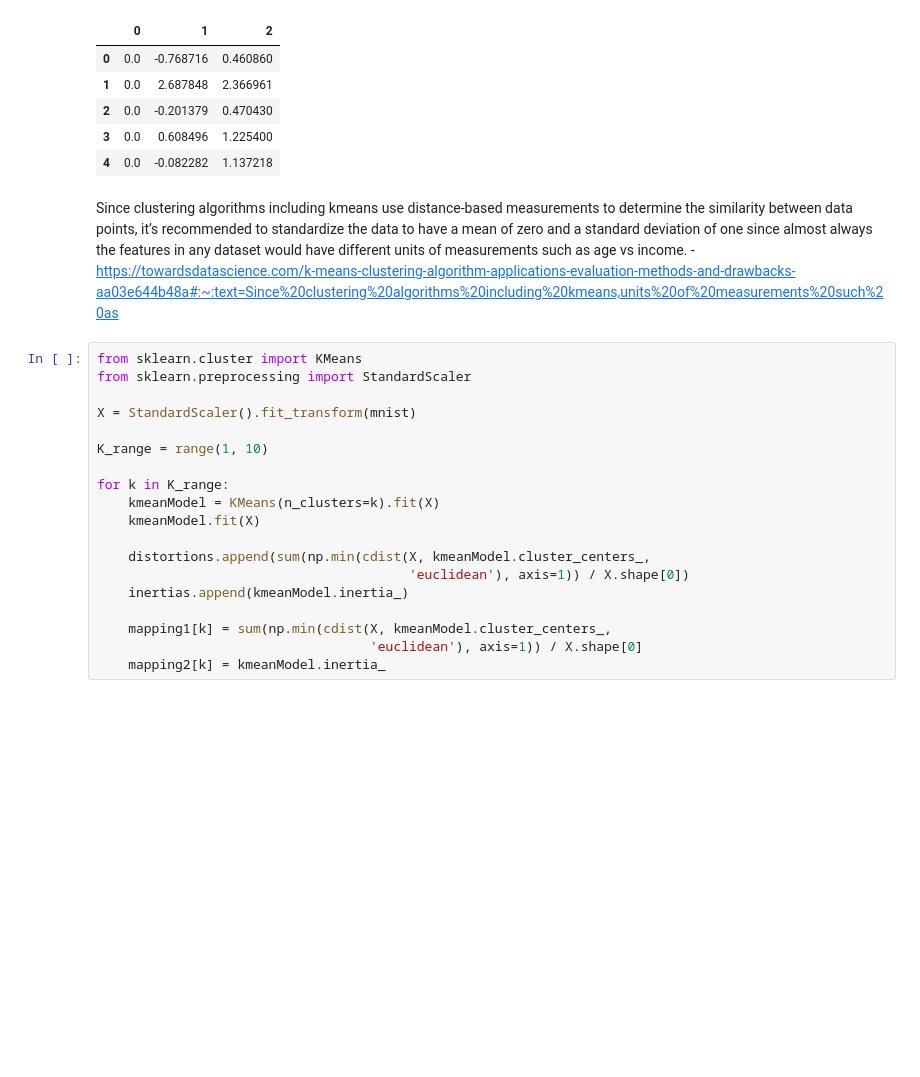
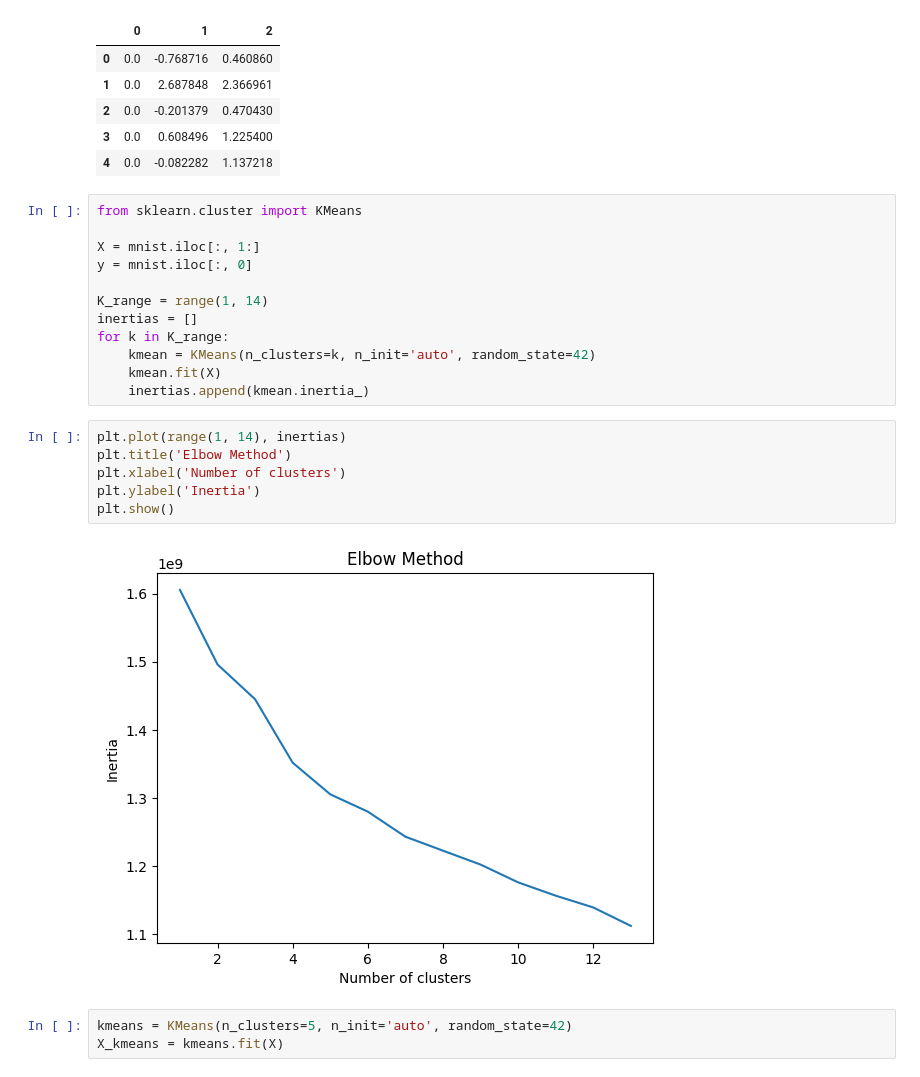
Before and after one commit to bohdanboiprav/GOIT, a Jupyter notebook: DATA SCIENCE/Week 6/HW_6.ipynb, the cells around one changed output. Cells and saved outputs as stored; diff of their text form; blank space fills up the shorter version.

```diff
--- a/DATA SCIENCE/Week 6/HW_6.ipynb
+++ b/DATA SCIENCE/Week 6/HW_6.ipynb
@@ -60,24 +76,26 @@ two_dim_dataset.head()
 | 2 | 0.0 | -0.201379 | 0.470430 |
 | 3 | 0.0 | 0.608496 | 1.225400 |
 | 4 | 0.0 | -0.082282 | 1.137218 |
-# %% [markdown]
-Since clustering algorithms including kmeans use distance-based measurements to determine the similarity between data points, it’s recommended to standardize the data to have a mean of zero and a standard deviation of one since almost always the features in any dataset would have different units of measurements such as age vs income. - https://towardsdatascience.com/k-means-clustering-algorithm-applications-evaluation-methods-and-drawbacks-aa03e644b48a#:~:text=Since%20clustering%20algorithms%20including%20kmeans,units%20of%20measurements%20such%20as
 # %%
 from sklearn.cluster import KMeans
-from sklearn.preprocessing import StandardScaler
 
-X = StandardScaler().fit_transform(mnist)
+X = mnist.iloc[:, 1:]
+y = mnist.iloc[:, 0]
 
-K_range = range(1, 10)
-
+K_range = range(1, 14)
+inertias = []
 for k in K_range:
-    kmeanModel = KMeans(n_clusters=k).fit(X)
-    kmeanModel.fit(X)
-
-    distortions.append(sum(np.min(cdist(X, kmeanModel.cluster_centers_,
-                                        'euclidean'), axis=1)) / X.shape[0])
-    inertias.append(kmeanModel.inertia_)
-
-    mapping1[k] = sum(np.min(cdist(X, kmeanModel.cluster_centers_,
-                                   'euclidean'), axis=1)) / X.shape[0]
-    mapping2[k] = kmeanModel.inertia_
+    kmean = KMeans(n_clusters=k, n_init='auto', random_state=42)
+    kmean.fit(X)
+    inertias.append(kmean.inertia_)
+# %%
+plt.plot(range(1, 14), inertias)
+plt.title('Elbow Method')
+plt.xlabel('Number of clusters')
+plt.ylabel('Inertia')
+plt.show()
+# %% [output]
+[figure, added]
+# %%
+kmeans = KMeans(n_clusters=5, n_init='auto', random_state=42)
+X_kmeans = kmeans.fit(X)
```
Also changed, not shown: parts of 5 cells of this notebook.
